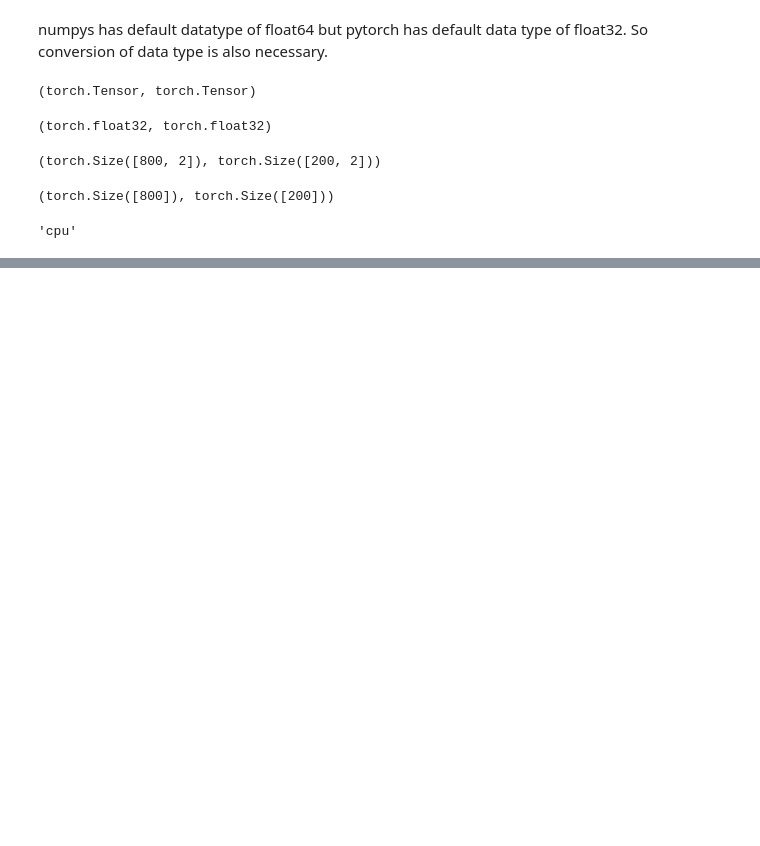
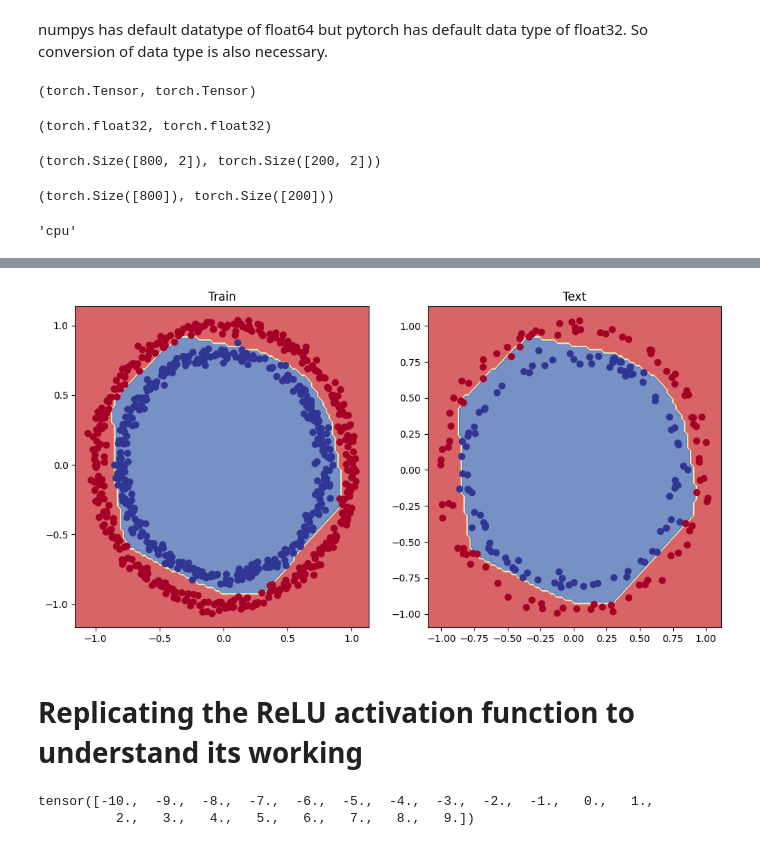
Before and after one commit to divyansshu/pytorch, a Jupyter notebook: neural_network_classification_with_pytorch.ipynb, the cells around one changed output, grey strips where cells are left out. Drawn from its saved outputs; the diff is of its cells as text; code cells hidden in the pictures; blank space fills up the shorter version.

```diff
--- a/neural_network_classification_with_pytorch.ipynb
+++ b/neural_network_classification_with_pytorch.ipynb
@@ -92,10 +92,11 @@ class CircleModel(nn.Module):
   def __init__(self):
     super().__init__()
 
-    self.layer_1 = nn.Linear(in_features=2, out_features=5)
-    self.layer_2 = nn.Linear(in_features=5, out_features=1)
+    self.layer_1 = nn.Linear(in_features=2, out_features=10)
+    self.layer_2 = nn.Linear(in_features=10, out_features=10)
+    self.layer_3 = nn.Linear(in_features=10, out_features=1)
+    self.relu = nn.ReLU()
+
 
   def forward(self, x):
-    return self.layer_2(self.layer_1(x))
-
-model_1 = CircleModel()
+    return self.layer_3(self.relu(self.layer_2(self.relu(self.layer_1(x)))))
@@ -101,0 +133,10 @@ model_1 = CircleModel()
+# %%
+# set up loss function
+loss_fn = nn.BCEWithLogitsLoss()
+optimizer = torch.optim.Adam(params=model_1.parameters(), lr=0.001)
+# %%
+# calculate accuracy
+def accuracy(y_true, y_pred):
+  correct = torch.eq(y_pred, y_true).sum().item()
+  acc = (correct / len(y_pred)) * 100
+  return acc
@@ -101,0 +150,3 @@ model_1 = CircleModel()
+# %%
+y_logits = model_1(X_train)
+y_logits.shape
@@ -101,0 +224,20 @@ model_1 = CircleModel()
+# %%
+# plot decision boundaries for training and testing sets
+plt.figure(figsize=(12,6))
+plt.subplot(1,2,1)
+plt.title('Train')
+plot_decision_boundary(model_1, X_train, y_train)
+
+plt.subplot(1,2,2)
+plt.title('Text')
+plot_decision_boundary(model_1, X_test, y_test)
+# %% [output]
+[figure, added]
+# %% [markdown]
+# Replicating the ReLU activation function to understand its working
+# %%
+A = torch.arange(-10, 10, 1, dtype=torch.float32)
+A
+# %% [output]
+tensor([-10.,  -9.,  -8.,  -7.,  -6.,  -5.,  -4.,  -3.,  -2.,  -1.,   0.,   1.,
+          2.,   3.,   4.,   5.,   6.,   7.,   8.,   9.])
```
Also changed, not shown: parts of 78 cells of this notebook.
